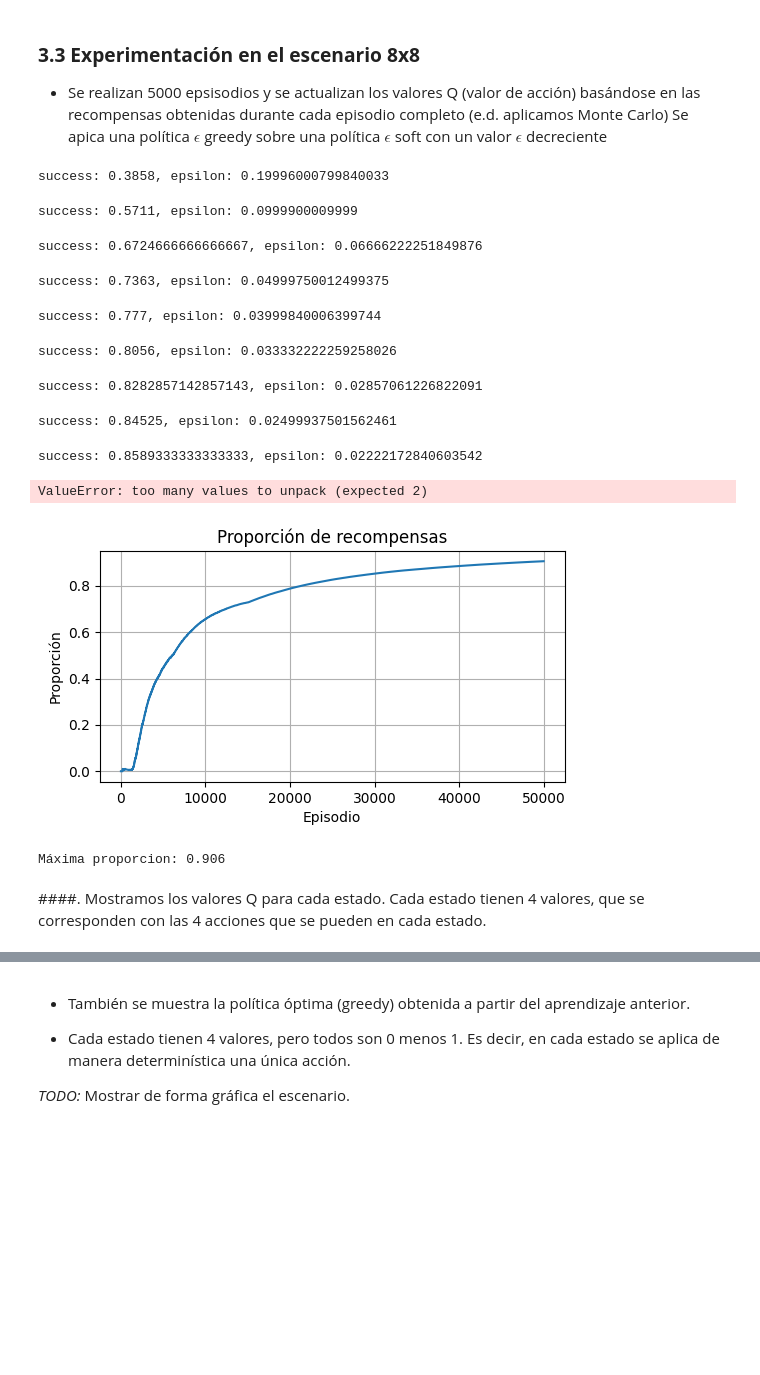
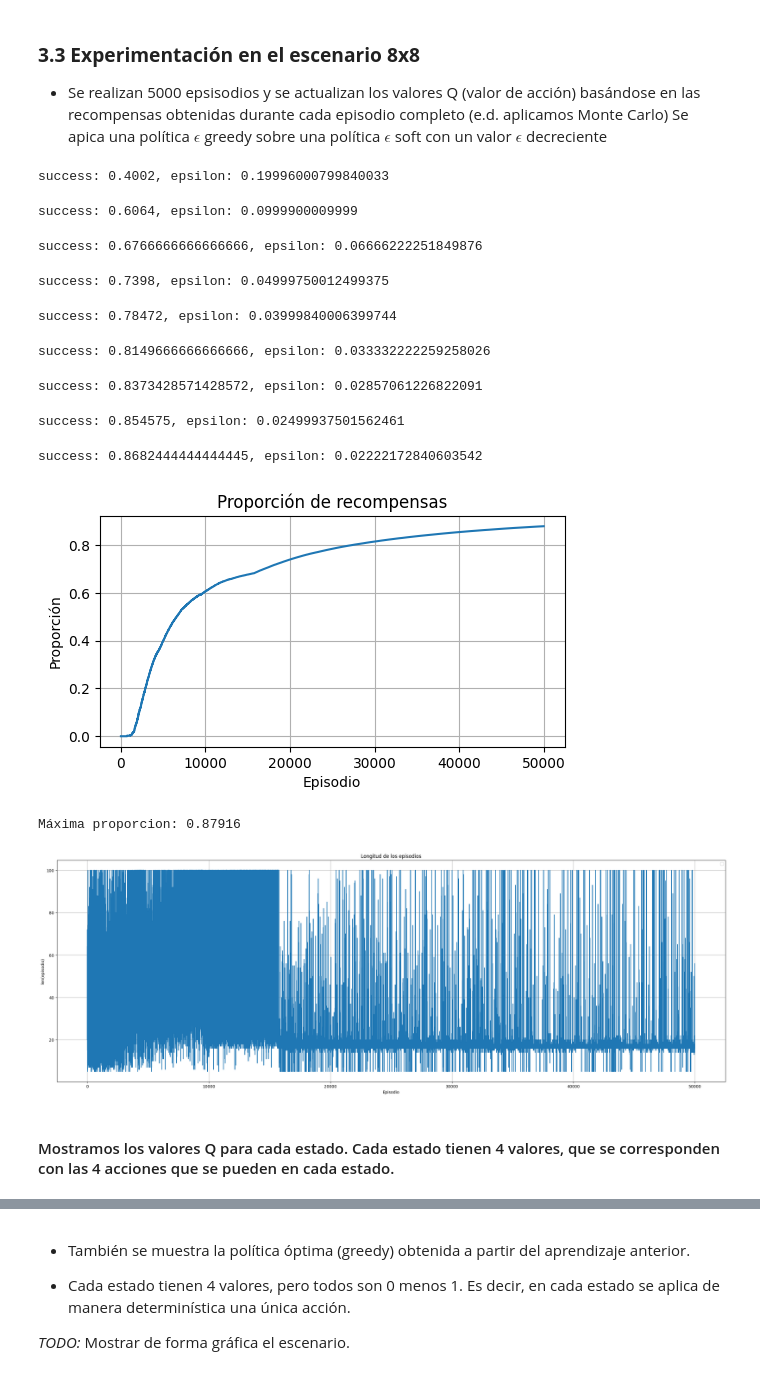
Before and after one commit to dac012/ValeraSanchezMontes-RL, a Jupyter notebook: parte2/MonteCarloTodasLasVisitas.ipynb, the cells around one changed output, grey strips where cells are left out. Saved outputs shown, nothing was run; the diff lists cells and outputs as text; code cells hidden in the pictures; blank space fills up the shorter version.

```diff
--- a/parte2/MonteCarloTodasLasVisitas.ipynb
+++ b/parte2/MonteCarloTodasLasVisitas.ipynb
@@ -242,20 +334,13 @@ def plot(list_stats):
 
 
 # cuantos pasos necesita el agente para terminar el episodio t
-def plot_episode_length(episode_lengths, window=100):
+def plot_episode_length(episode_lengths):
     # Índices eje X
     indices = list(range(len(episode_lengths)))
 
-    # Media móvil simple (tendencia)
-    trend = []
-    for i in range(len(episode_lengths)):
-        start = max(0, i - window)
-        trend.append(np.mean(episode_lengths[start:i+1]))
-
     # Crear gráfico
-    plt.figure(figsize=(6, 3))
-    plt.plot(indices, episode_lengths, alpha=0.4, label="Longitud episodio")
-    plt.plot(indices, trend, linewidth=2, label=f"Tendencia (media {window})")
+    plt.figure(figsize=(30, 10))
+    plt.plot(indices, episode_lengths)
 
     plt.title("Longitud de los episodios")
     plt.xlabel("Episodio")
@@ -355,29 +439,30 @@ HFFG
   - Se realizan 5000 epsisodios y se actualizan los valores Q (valor de acción) basándose en las recompensas obtenidas durante cada episodio completo (e.d. aplicamos Monte Carlo) Se apica una política $\epsilon$ greedy sobre una política $\epsilon$ soft con un valor $\epsilon$ decreciente
 # %%
 # @title Aprendizaje
-Q, list_stats = on_policy_all_visit(env8, num_episodes=50000, epsilon=0.4, decay=True, discount_factor=1)
+Q, list_stats, episode_lengths = on_policy_all_visit(env8, num_episodes=50000, epsilon=0.4, decay=True, discount_factor=1)
 # %% [output]
-success: 0.3858, epsilon: 0.19996000799840033
+success: 0.4002, epsilon: 0.19996000799840033
-success: 0.5711, epsilon: 0.0999900009999
+success: 0.6064, epsilon: 0.0999900009999
-success: 0.6724666666666667, epsilon: 0.06666222251849876
+success: 0.6766666666666666, epsilon: 0.06666222251849876
-success: 0.7363, epsilon: 0.04999750012499375
+success: 0.7398, epsilon: 0.04999750012499375
-success: 0.777, epsilon: 0.03999840006399744
+success: 0.78472, epsilon: 0.03999840006399744
-success: 0.8056, epsilon: 0.033332222259258026
+success: 0.8149666666666666, epsilon: 0.033332222259258026
-success: 0.8282857142857143, epsilon: 0.02857061226822091
+success: 0.8373428571428572, epsilon: 0.02857061226822091
-success: 0.84525, epsilon: 0.02499937501562461
+success: 0.854575, epsilon: 0.02499937501562461
-success: 0.8589333333333333, epsilon: 0.02222172840603542
+success: 0.8682444444444445, epsilon: 0.02222172840603542
-ValueError: too many values to unpack (expected 2)
 # %%
 #@title Proporción de aciertos por número de episodios
 
 plot(list_stats)
 print(f"Máxima proporcion: {list_stats[-1]}")
+
+plot_episode_length(episode_lengths)
 # %% [output]
-[figure, old version]
+[figure, new version]
-Máxima proporcion: 0.906
+Máxima proporcion: 0.87916
+[figure, added]
 # %% [markdown]
-####.
-Mostramos los valores Q para cada estado. Cada estado tienen 4 valores, que se corresponden con las 4 acciones que se pueden en cada estado.
+#### Mostramos los valores Q para cada estado. Cada estado tienen 4 valores, que se corresponden con las 4 acciones que se pueden en cada estado.
 # %%
 # @title Tabla de valores Q
 LEFT, DOWN, RIGHT, UP = 0,1,2,3
```
Also changed, not shown: parts of 14 cells of this notebook.
